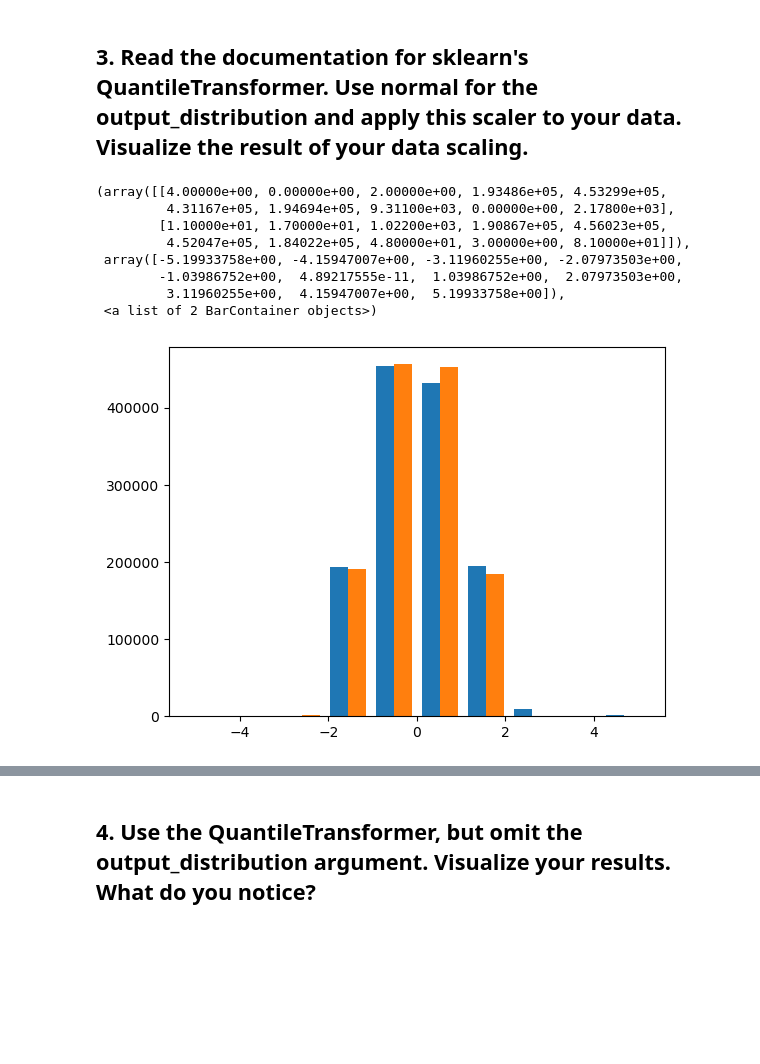
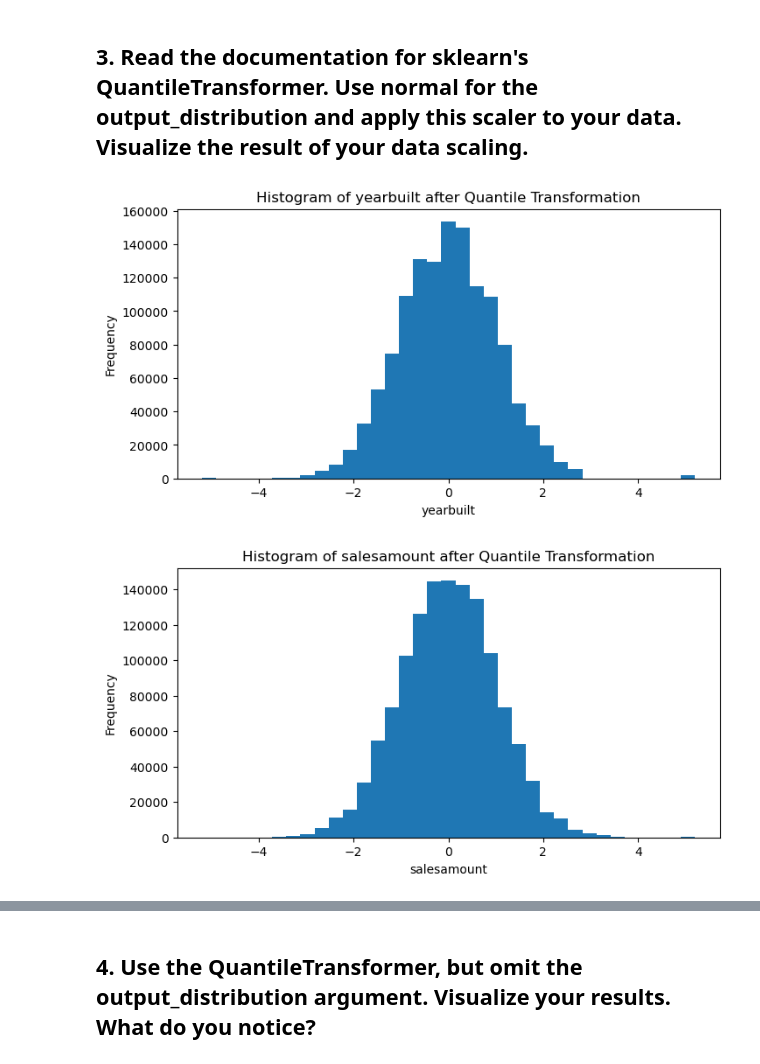
Before and after one commit to Jacob-Ball22/regression-exercises, a Jupyter notebook: scaling.ipynb, the cells around one changed output, grey strips where cells are left out. Cells and saved outputs as stored; diff of their text form; code cells hidden in the pictures; blank space fills up the shorter version.

```diff
--- a/scaling.ipynb
+++ b/scaling.ipynb
@@ -60,5 +70,5 @@ model.score(X_test_scaled, y_test)
 # %% [output]
 0.6993881513011422
 # %%
-X_train[['x1_minmax', 'x2_minmax']] = scaler.fit_transform(X_train[['yearbuilt', 'salesamount']])
+#X_train[['x1_minmax', 'x2_minmax']] = scaler.fit_transform(X_train[['yearbuilt', 'salesamount']])
 # %%
@@ -140,17 +150,22 @@ array([[9.48837209e-01, 7.87963513e-03],
 # %% [markdown]
 ## 3. Read the documentation for sklearn's QuantileTransformer. Use normal for the output_distribution and apply this scaler to your data. Visualize the result of your data scaling.
 # %%
-qt = QuantileTransformer(n_quantiles=10,output_distribution='normal')
+qt = QuantileTransformer(output_distribution='normal')
 X_train_qt = qt.fit_transform(X_train_scaled, y_train)
-# %%
-plt.hist(X_train_qt)
-# %% [output]
-(array([[4.00000e+00, 0.00000e+00, 2.00000e+00, 1.93486e+05, 4.53299e+05,
-         4.31167e+05, 1.94694e+05, 9.31100e+03, 0.00000e+00, 2.17800e+03],
-        [1.10000e+01, 1.70000e+01, 1.02200e+03, 1.90867e+05, 4.56023e+05,
-         4.52047e+05, 1.84022e+05, 4.80000e+01, 3.00000e+00, 8.10000e+01]]),
- array([-5.19933758e+00, -4.15947007e+00, -3.11960255e+00, -2.07973503e+00,
-        -1.03986752e+00,  4.89217555e-11,  1.03986752e+00,  2.07973503e+00,
-         3.11960255e+00,  4.15947007e+00,  5.19933758e+00]),
- <a list of 2 BarContainer objects>)
-[figure, removed]
+# %%
+columns = ['yearbuilt', 'salesamount']
+# Get the columns from the original DataFrame
+original_columns = X_train.columns
+for col in columns:
+    # Get the index of the column from the original DataFrame
+    col_index = original_columns.get_loc(col)
+
+    plt.figure(figsize=(8, 4))
+    plt.hist(X_train_qt[:, col_index], bins=35)
+    plt.title(f'Histogram of {col} after Quantile Transformation')
+    plt.xlabel(col)
+    plt.ylabel('Frequency')
+    plt.show()
+# %% [output]
+[figure, added]
+[figure, added]
```
Also changed, not shown: parts of 3 cells of this notebook.
